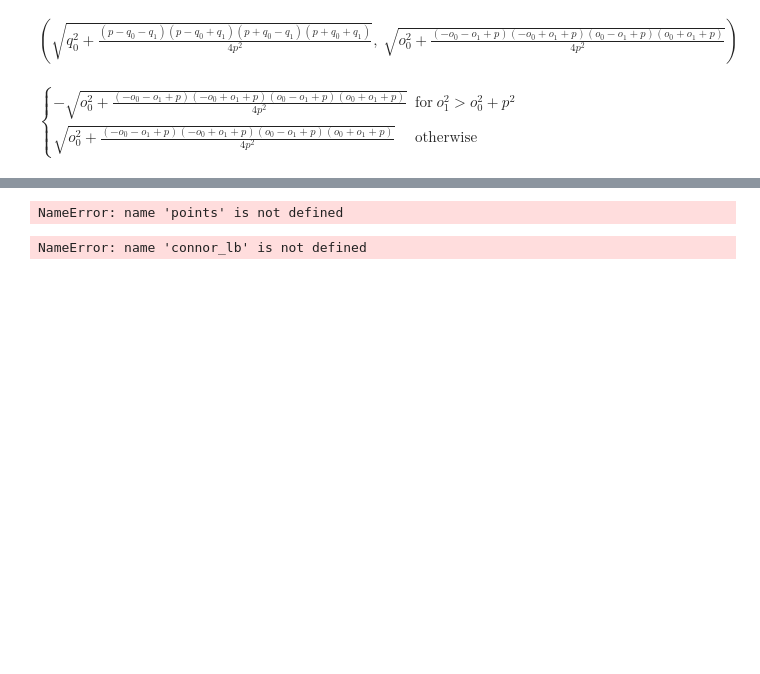
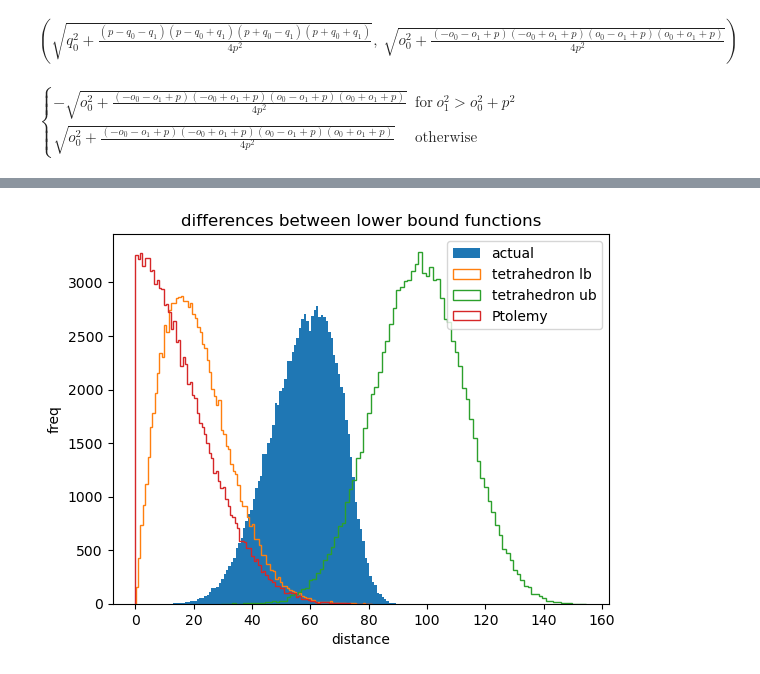
Before and after one commit to DimensionalScoop/metric_spaces, a Jupyter notebook: maths/tetrahedron/tetrahedron.ipynb, the cells around one changed output, grey strips where cells are left out. Drawn from its saved outputs; the diff is of its cells as text; code cells hidden in the pictures; blank space fills up the shorter version.

```diff
--- a/maths/tetrahedron/tetrahedron.ipynb
+++ b/maths/tetrahedron/tetrahedron.ipynb
@@ -136,0 +125,6 @@ $\displaystyle \left( \left(- \frac{\sqrt{- \left(- o_{0} - o_{1} + p\right) \le
+# %%
+# we can also find an upper bound this way:
+# arrange the triangles so that one height is positive and one is negative:
+dist_ub = (hq + ho)**2 + (mq - mo)**2
+dist_ub = simplify(sqrt(dist_ub))
+dist_ub
@@ -137,8 +165,3 @@ $\displaystyle \left( \left(- \frac{\sqrt{- \left(- o_{0} - o_{1} + p\right) \le
 # %%
-# we can also find an upper bound this way:
-# arrange the triangles so that one height is positive and one is negative:
-dist_ub = (h_q + h_o)**2 + (m_q - m_o)**2
-dist_ub = sqrt(dist_ub)
-dist_ub
 # %% [output]
 $\displaystyle \sqrt{\left(\frac{\sqrt{- \left(- o_{0} - o_{1} + p\right) \left(- o_{0} + o_{1} + p\right) \left(o_{0} - o_{1} + p\right)} \sqrt{o_{0} + o_{1} + p}}{2 p} + \frac{\sqrt{- \left(p - q_{0} - q_{1}\right) \left(p - q_{0} + q_{1}\right) \left(p + q_{0} - q_{1}\right)} \sqrt{p + q_{0} + q_{1}}}{2 p}\right)^{2} + \left(- \begin{cases} - \sqrt{o_{0}^{2} + \frac{\left(- o_{0} - o_{1} + p\right) \left(- o_{0} + o_{1} + p\right) \left(o_{0} - o_{1} + p\right) \left(o_{0} + o_{1} + p\right)}{4 p^{2}}} & \text{for}\: o_{1}^{2} > o_{0}^{2} + p^{2} \\\sqrt{o_{0}^{2} + \frac{\left(- o_{0} - o_{1} + p\right) \left(- o_{0} + o_{1} + p\right) \left(o_{0} - o_{1} + p\right) \left(o_{0} + o_{1} + p\right)}{4 p^{2}}} & \text{otherwise} \end{cases} + \begin{cases} - \sqrt{q_{0}^{2} + \frac{\left(p - q_{0} - q_{1}\right) \left(p - q_{0} + q_{1}\right) \left(p + q_{0} - q_{1}\right) \left(p + q_{0} + q_{1}\right)}{4 p^{2}}} & \text{for}\: q_{1}^{2} > p^{2} + q_{0}^{2} \\\sqrt{q_{0}^{2} + \frac{\left(p - q_{0} - q_{1}\right) \left(p - q_{0} + q_{1}\right) \left(p + q_{0} - q_{1}\right) \left(p + q_{0} + q_{1}\right)}{4 p^{2}}} & \text{otherwise} \end{cases}\right)^{2}}$
@@ -148,0 +184,16 @@ $\displaystyle \sqrt{\left(\frac{\sqrt{- \left(- o_{0} - o_{1} + p\right) \left(
+# %%
+from sympy.parsing.mathematica import parse_mathematica
+
+def from_maca(string, free_symbols):
+    term = parse_mathematica(string)
+    # symbols don't get matched automatically
+    for s in free_symbols:
+        term = term.replace(symbols(str(s)),s)
+    return term
+
+string = "((o0^2-o1^2-q0^2+q1^2)^2+(Sqrt[-((o0-o1-p) (o0+o1-p) (o0-o1+p) (o0+o1+p))]-Sqrt[-((p-q0-q1) (p+q0-q1) (p-q0+q1) (p+q0+q1))])^2)/(4 p^2)"
+free_symbols = [p,q0, q1, o0, o1]
+mdist = from_maca(string, free_symbols)
+mdist = sqrt(mdist)
+
+mdist
@@ -219,10 +292,10 @@ e = sqrt((sqrt(-(-o0 - o1 + p)*(-o0 + o1 + p)*(o0 - o1 + p))*sqrt(o0 + o1 + p)/(
 # %%
-connor_diff = lambdify([p,q_0, q_1, o_0, o_1], lb - dist, "numpy")
-tetrahedron_lb = lambdify([p,q_0, q_1, o_0, o_1], dist, "numpy")
-tetrahedron_ub = lambdify([p,q_0, q_1, o_0, o_1], dist_ub, "numpy")
+#connor_diff = lambdify([p,q0, q1, o0, o1], lb - dist, "numpy")
+tetrahedron_lb = lambdify([p,q0, q1, o0, o1], mdist, "numpy")
+tetrahedron_ub = lambdify([p,q0, q1, o0, o1], dist_ub, "numpy")
 
-def ptolemy_lb(p, q_0, q_1, o_0, o_1):
-    diff = np.abs(q_0 * o_1 - q_1 * o_0)
+def ptolemy_lb(p, q0, q1, o0, o1):
+    diff = np.abs(q0 * o1 - q1 * o0)
     return diff / p
 # %%
 from tqdm import tqdm
@@ -242,7 +315,3 @@ def stable_tetrahedron_lb(p_n, q_0_n, q_1_n, o_0_n, o_1_n):
-# %%
-points[:,p0,:].shape
-# %% [output]
-NameError: name 'points' is not defined
 # %%
 # simulate triangles
 import numpy as np
@@ -252,37 +321,37 @@ rng = np.random.default_rng()
 
 dist_func = lambda x,y: spatial.minkowski_distance(x,y,5)# np.linalg.norm(x-y, axis=-1)
 n_samples= 100000
-dim = 3
+dim = 8
 points = rng.integers(-37,38, size=[n_samples, 4, dim])
 p0,p1,q,o = 0,1,2,3
 dists_p = dist_func(points[:,p0,:], points[:,p1,:])
 dists_q0 = dist_func(points[:,p0,:], points[:,q,:])
 dists_q1 = dist_func(points[:,p1,:], points[:,q,:])
 dists_o0 = dist_func(points[:,p0,:], points[:,o,:])
 dists_o1 = dist_func(points[:,p1,:], points[:,o,:])
 dists_target = dist_func(points[:,q,:], points[:,o,:])
 
 args = np.vstack((dists_p, dists_q0, dists_q1, dists_o0, dists_o1))
 tet_lb = tetrahedron_lb(*args)
 tet_ub = tetrahedron_ub(*args)
 pto_n = ptolemy_lb(*args)
-connors_lb_n = connor_lb(*args)
-connors_lb_n = np.clip(connors_lb_n, -10, 200)
+#connors_lb_n = connor_lb(*args)
+#connors_lb_n = np.clip(connors_lb_n, -10, 200)
 
 bins = 100
 plt.hist(dists_target,  bins=bins, label="actual")
 plt.hist(tet_lb, bins=bins, histtype="step", label="tetrahedron lb")
 plt.hist(tet_ub, bins=bins, histtype="step", label="tetrahedron ub")
 plt.hist(pto_n, bins=bins, histtype="step", label="Ptolemy")
 #plt.hist(connors_lb_n, bins=bins, histtype="step", label="connor")
 
 plt.title("differences between lower bound functions")
 plt.xlabel("distance")
 plt.ylabel("freq")
 plt.legend()
 plt.show()
 # %% [output]
-NameError: name 'connor_lb' is not defined
+[figure, added]
 # %%
 def violations(lb):
     return (dists_target < lb).sum() / len(dists_target)
```
Also changed, not shown: parts of 31 cells of this notebook, 3 other files.
